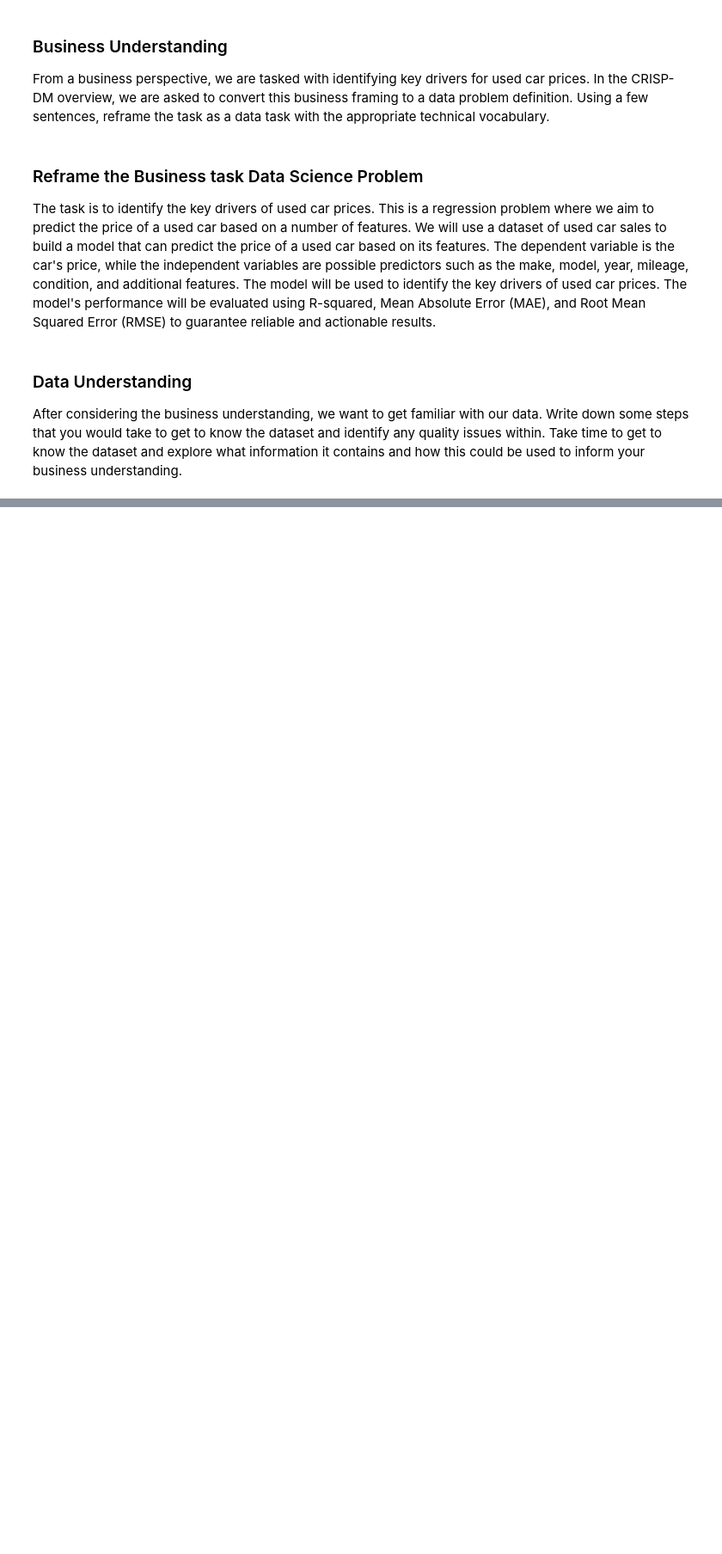
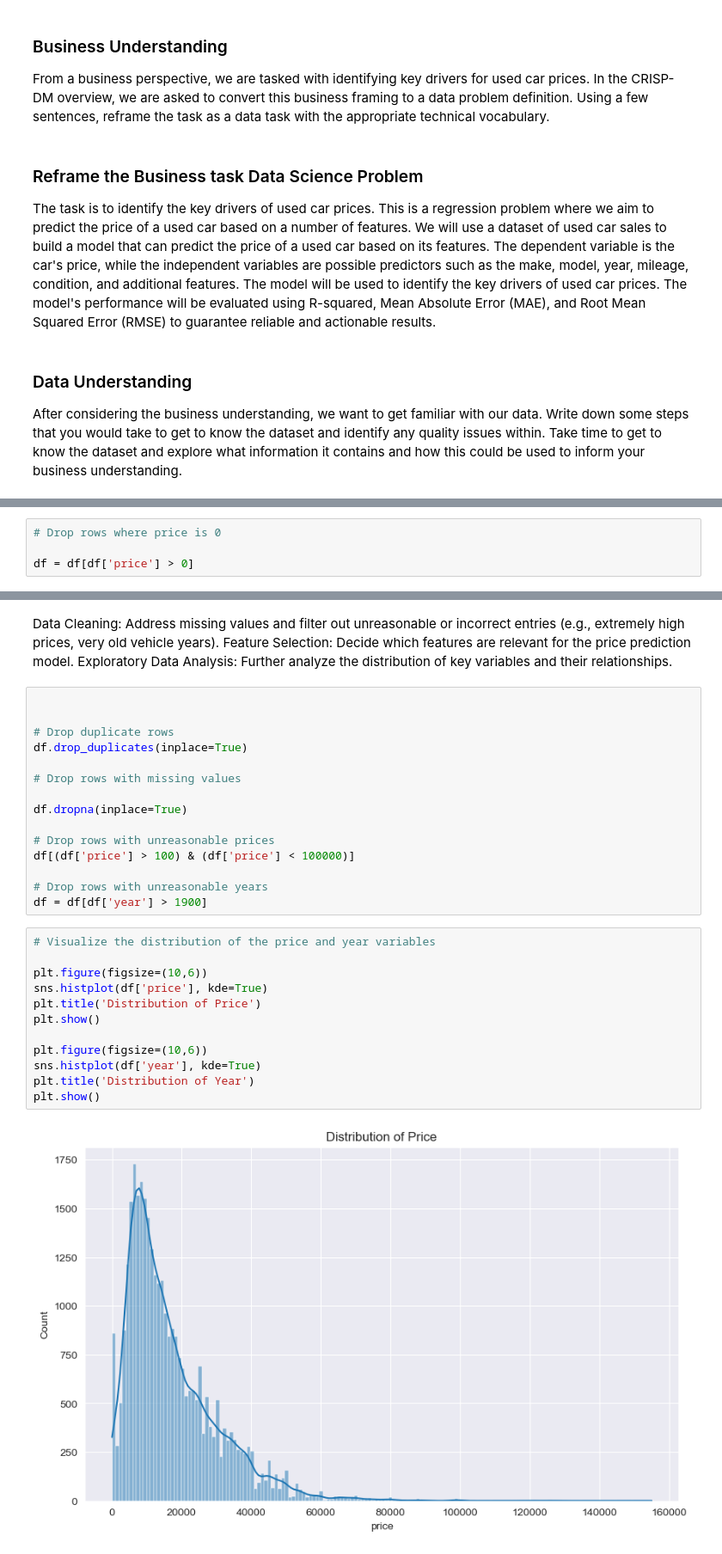
Before and after one commit to BerkeleyAIML/PracticalApplicationAssignment11.1UsedCars, a Jupyter notebook: UsedCarPricePrediction/prompt_II_UsedCar.ipynb, the cells around one changed output, grey strips where cells are left out. Shown at 86% size. Drawn from its saved outputs; the diff is of its cells as text; blank space fills up the shorter version.

```diff
--- a/UsedCarPricePrediction/prompt_II_UsedCar.ipynb
+++ b/UsedCarPricePrediction/prompt_II_UsedCar.ipynb
@@ -31,0 +115,4 @@ After considering the business understanding, we want to get familiar with our d
+# %%
+# Drop rows where price is 0
+
+df = df[df['price'] > 0]
@@ -31,0 +146,33 @@ After considering the business understanding, we want to get familiar with our d
+# %% [markdown]
+Data Cleaning: Address missing values and filter out unreasonable or incorrect entries (e.g., extremely high prices, very old vehicle years).
+Feature Selection: Decide which features are relevant for the price prediction model.
+Exploratory Data Analysis: Further analyze the distribution of key variables and their relationships.
+# %%
+
+
+# Drop duplicate rows
+df.drop_duplicates(inplace=True)
+
+# Drop rows with missing values
+
+df.dropna(inplace=True)
+
+# Drop rows with unreasonable prices
+df[(df['price'] > 100) & (df['price'] < 100000)]
+
+# Drop rows with unreasonable years
+df = df[df['year'] > 1900]
+# %%
+# Visualize the distribution of the price and year variables
+
+plt.figure(figsize=(10,6))
+sns.histplot(df['price'], kde=True)
+plt.title('Distribution of Price')
+plt.show()
+
+plt.figure(figsize=(10,6))
+sns.histplot(df['year'], kde=True)
+plt.title('Distribution of Year')
+plt.show()
+# %% [output]
+[figure, added]
```
Also changed, not shown: parts of 24 cells of this notebook.
